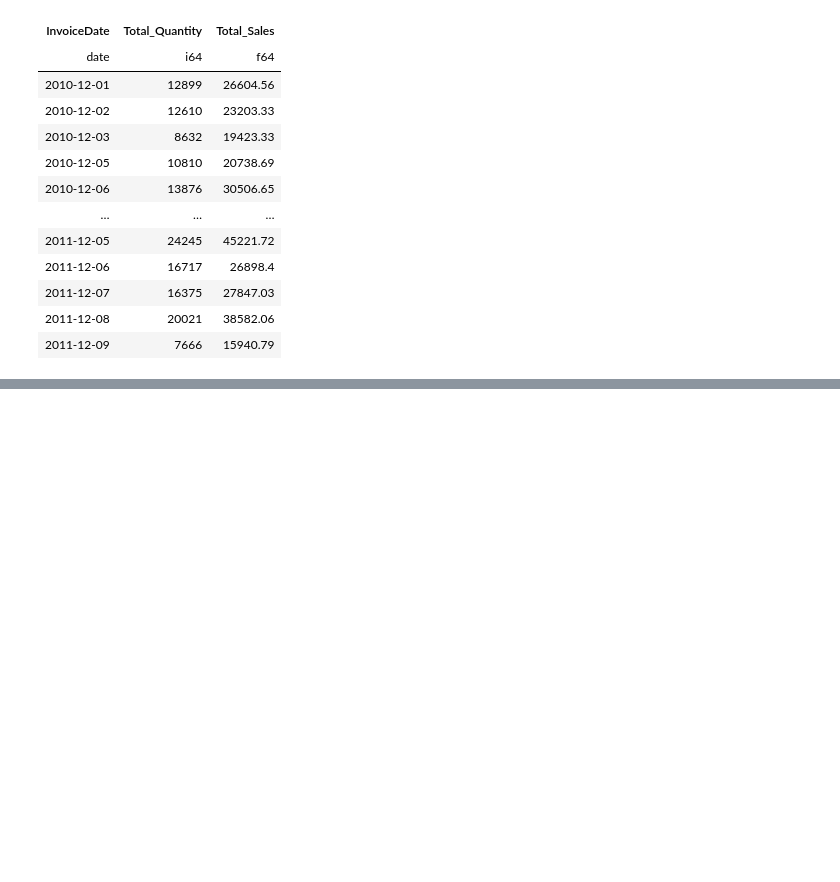
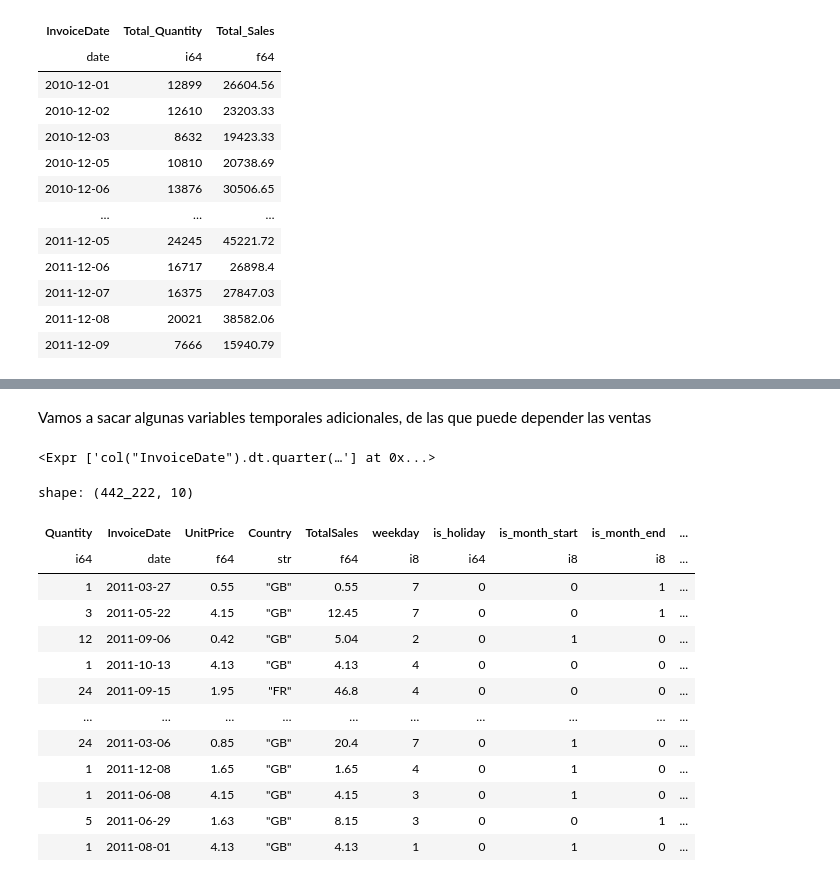
Before and after one commit to Thepelican18/Master_AI_group_activity_1, a Jupyter notebook: limpieza.ipynb, the cells around one changed output, grey strips where cells are left out. Saved outputs shown, nothing was run; the diff lists cells and outputs as text; code cells hidden in the pictures; blank space fills up the shorter version.

```diff
--- a/limpieza.ipynb
+++ b/limpieza.ipynb
@@ -389,0 +549,4 @@ shape: (305, 3)
+# %%
+countries = df["Country"].unique().to_list()
+country_codes = {country: get_country_code(country) for country in countries}
+{k: v for k, v in country_codes.items() if v is None}
@@ -389,0 +557,7 @@ shape: (305, 3)
+# %%
+country_codes_without_none = {k: v for k, v in country_codes.items() if v is not None}
+
+df = df.with_columns(
+    pl.col("Country").replace(country_codes_without_none)
+)
+df
@@ -389,0 +581,15 @@ shape: (305, 3)
+# %%
+import holidays
+
+years = df["InvoiceDate"].dt.year().unique().to_list()
+
+
+holidays_dict = {}
+for country in df["Country"].unique().to_list():
+        try:
+            holidays_dict[country] = holidays.country_holidays(country, years=years)
+        except:
+            print(f"{country} not found in holidays database")
+
+
+holidays_dict
@@ -389,0 +638,7 @@ shape: (305, 3)
+# %%
+def is_holiday(date, country):
+    holiday_list = holidays_dict.get(country, {})
+    return 1 if date in holiday_list else 0
+is_holiday_col = df.select(["InvoiceDate", "Country"]).map_rows(lambda row: is_holiday(row[0], row[1]))
+df = df.with_columns(pl.Series("is_holiday", is_holiday_col))
+df
@@ -390,2 +660,31 @@ shape: (305, 3)
+# %% [markdown]
+Vamos a sacar algunas variables temporales adicionales, de las que puede depender las ventas
+# %%
+pl.col("InvoiceDate").dt.quarter()
+# %% [output]
+<Expr ['col("InvoiceDate").dt.quarter(…'] at 0x...>
+# %%
+
+df = df.with_columns([
+   ((pl.col("InvoiceDate").dt.day() <= 10)).cast(pl.Int8).alias("is_month_start"),
+    ((pl.col("InvoiceDate").dt.day() >= (pl.col("InvoiceDate").dt.month_end().dt.day() - 9))).cast(pl.Int8).alias("is_month_end"),
+    pl.col("InvoiceDate").dt.quarter().alias("quarter_num"),
+])
+df
+# %% [output]
+shape: (442_222, 10)
+| Quantity | InvoiceDate | UnitPrice | Country | TotalSales | weekday | is_holiday | is_month_start | is_month_end | ... |
+| i64 | date | f64 | str | f64 | i8 | i64 | i8 | i8 | ... |
+| 1 | 2011-03-27 | 0.55 | "GB" | 0.55 | 7 | 0 | 0 | 1 | ... |
+| 3 | 2011-05-22 | 4.15 | "GB" | 12.45 | 7 | 0 | 0 | 1 | ... |
+| 12 | 2011-09-06 | 0.42 | "GB" | 5.04 | 2 | 0 | 1 | 0 | ... |
+| 1 | 2011-10-13 | 4.13 | "GB" | 4.13 | 4 | 0 | 0 | 0 | ... |
+| 24 | 2011-09-15 | 1.95 | "FR" | 46.8 | 4 | 0 | 0 | 0 | ... |
+| … | … | … | … | … | … | … | … | … | ... |
+| 24 | 2011-03-06 | 0.85 | "GB" | 20.4 | 7 | 0 | 1 | 0 | ... |
+| 1 | 2011-12-08 | 1.65 | "GB" | 1.65 | 4 | 0 | 1 | 0 | ... |
+| 1 | 2011-06-08 | 4.15 | "GB" | 4.15 | 3 | 0 | 1 | 0 | ... |
+| 5 | 2011-06-29 | 1.63 | "GB" | 8.15 | 3 | 0 | 0 | 1 | ... |
+| 1 | 2011-08-01 | 4.13 | "GB" | 4.13 | 1 | 0 | 1 | 0 | ... |
 # %%
 df.write_csv("data_cleaned.csv")
```
Also changed, not shown: parts of 40 cells of this notebook, 3 other files.
